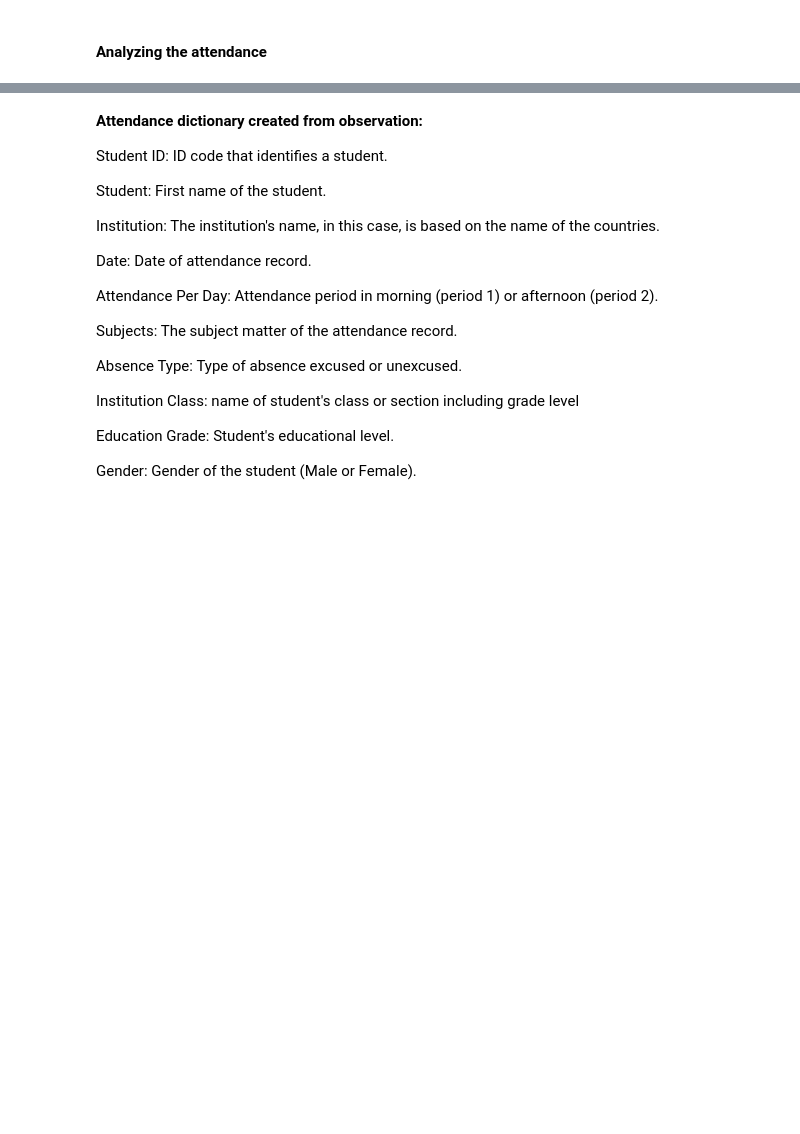
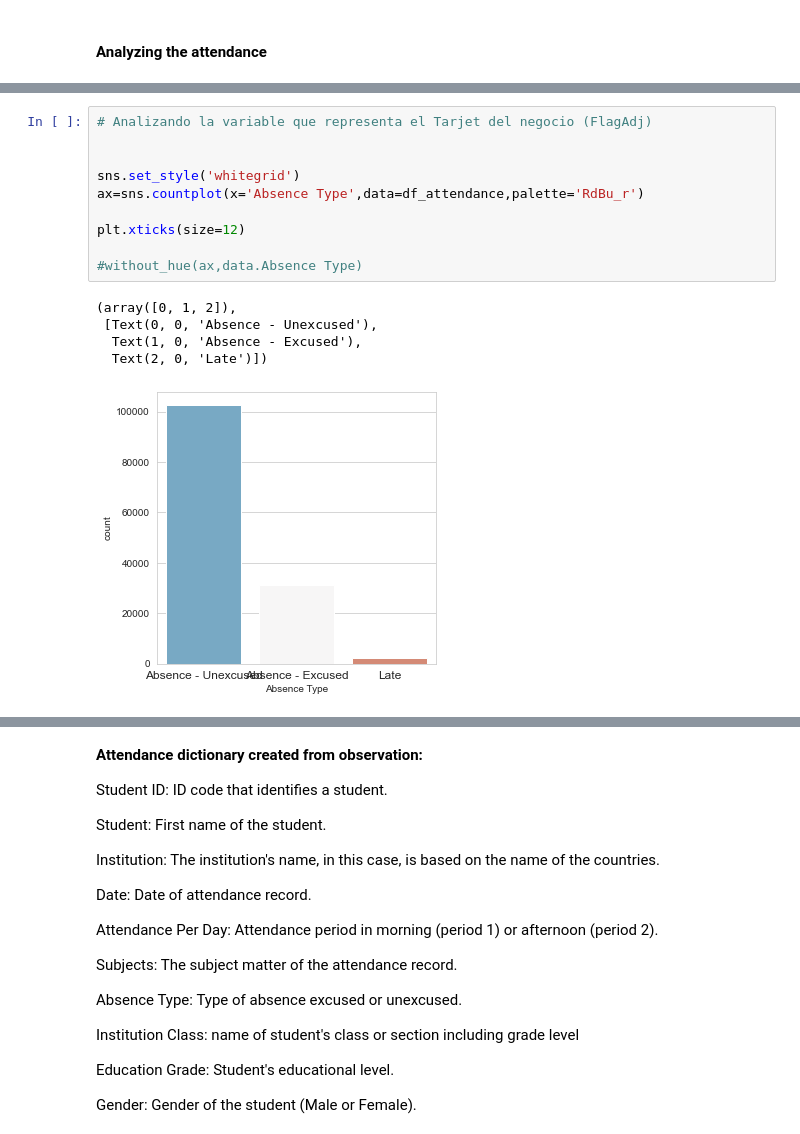
Before and after one commit to maurottito/school_attendance_metrics, a Jupyter notebook: analisis_exploratorio.ipynb, the cells around one changed output, grey strips where cells are left out. Saved outputs shown, nothing was run; the diff lists cells and outputs as text; blank space fills up the shorter version.

```diff
--- a/analisis_exploratorio.ipynb
+++ b/analisis_exploratorio.ipynb
@@ -146,0 +176,16 @@ df_attendance['Gender'].value_counts()
+# %%
+# Analizando la variable que representa el Tarjet del negocio (FlagAdj)
+
+
+sns.set_style('whitegrid')
+ax=sns.countplot(x='Absence Type',data=df_attendance,palette='RdBu_r')
+
+plt.xticks(size=12)
+
+#without_hue(ax,data.Absence Type)
+# %% [output]
+(array([0, 1, 2]),
+ [Text(0, 0, 'Absence - Unexcused'),
+  Text(1, 0, 'Absence - Excused'),
+  Text(2, 0, 'Late')])
+[figure, added]
```
Also changed, not shown: parts of 15 cells of this notebook, 1 other file.
